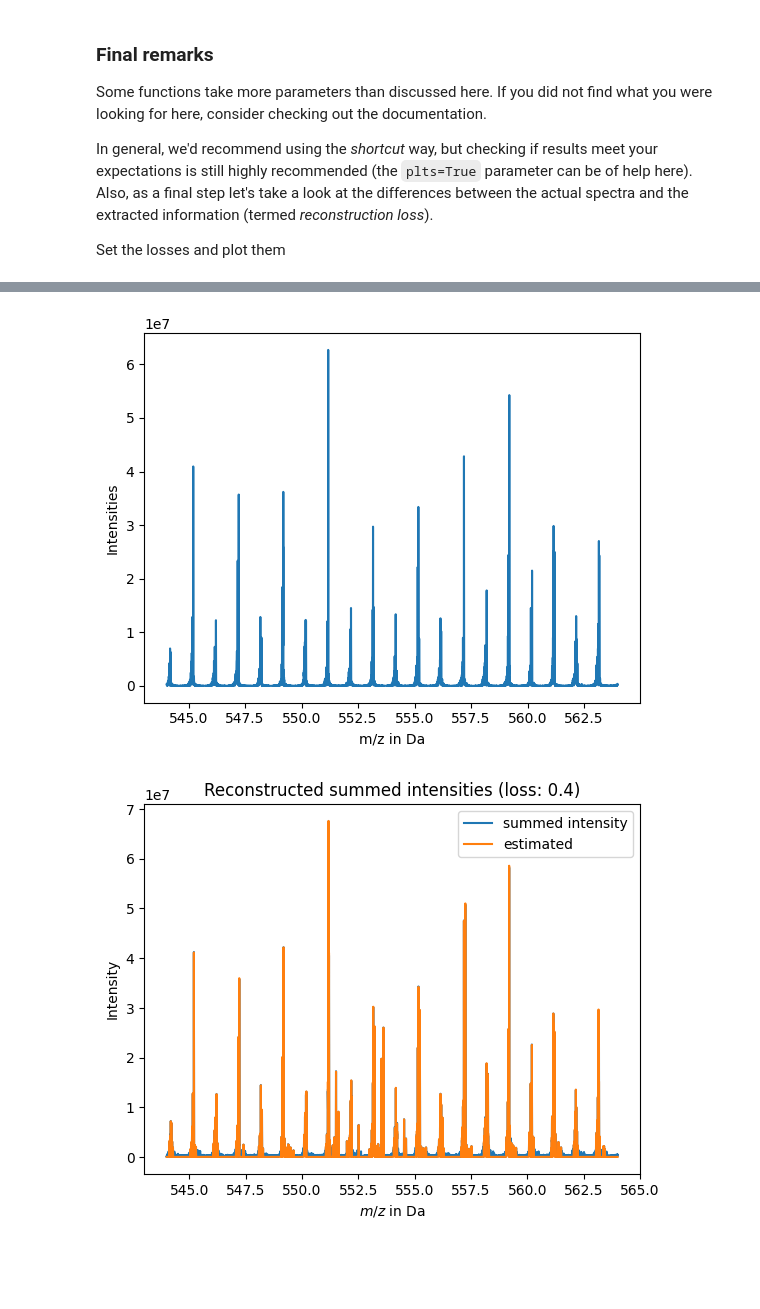
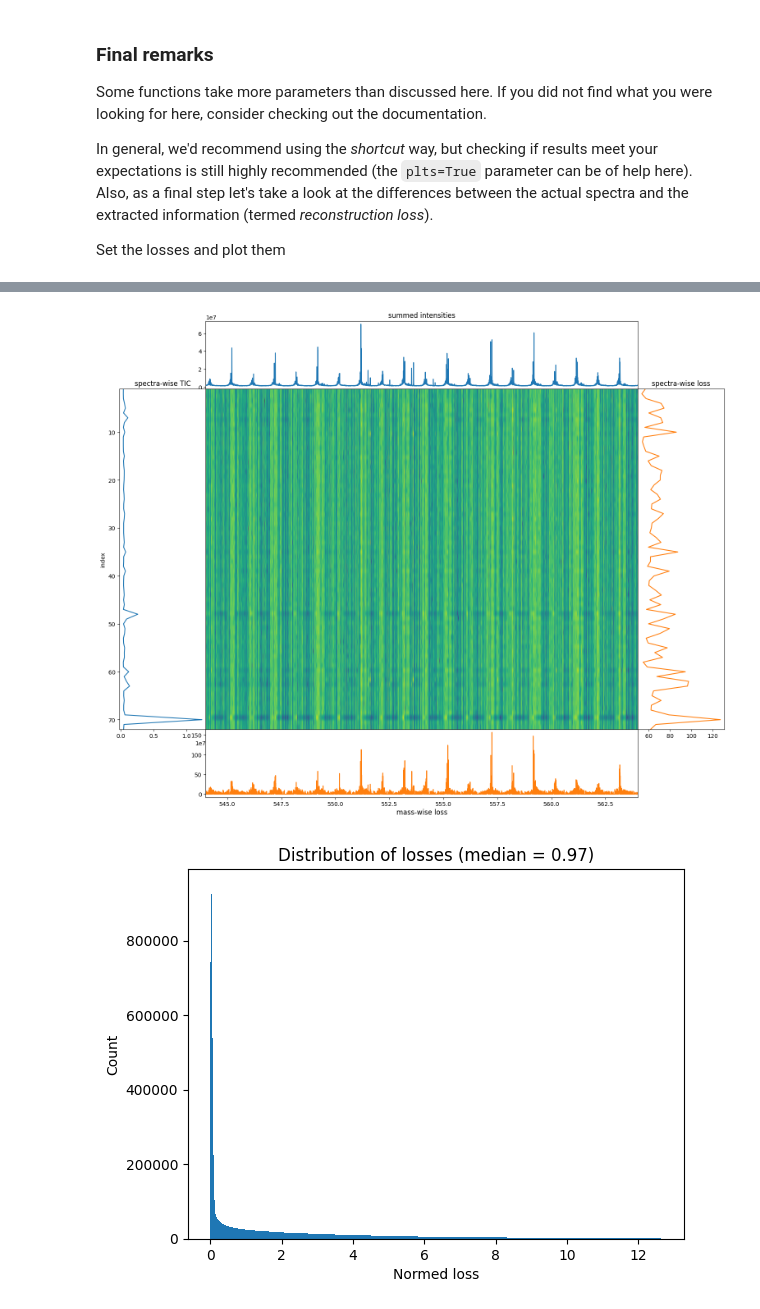
Before and after one commit to yaza11/maspim, a Jupyter notebook: Notebooks/02_Spectra.ipynb, the cells around one changed output, grey strips where cells are left out. Cells and saved outputs as stored; diff of their text form; code cells hidden in the pictures; blank space fills up the shorter version.

Commit message:
refactor Data class

```diff
--- a/Notebooks/02_Spectra.ipynb
+++ b/Notebooks/02_Spectra.ipynb
@@ -404,6 +378,20 @@ Now this figure is a bit busy, but let's look at each panel individually. The cu
-# %%
-spec._get_spectrum(reader, 70, False).plot('-')
-spec.plot_summed()
-# %% [output]
-[figure, removed]
-[figure, removed]
+# %%
+from msi_workflow import Spectra
+
+spec = Spectra(path_d_folder=path_d_folder, initiate=False)
+spec.load()
+
+# define the path to the .d folder
+path_d_folder = r'C:\Users\Yannick Zander\Promotion\Test data\13012023_SBB_TG3A_05-10_Test2.d'
+
+# initiate the reader
+reader = hdf5Handler(path_d_folder)
+
+spec.set_peaks()
+spec.set_kernels(suppress_warnings=True)
+spec.bin_spectra(reader)
+spec.set_reconstruction_losses(reader)
+spec.plot_losses()
+# %% [output]
+[figure, added]
+[figure, added]
```
Also changed, not shown: parts of 5 cells of this notebook, 13 other files.
